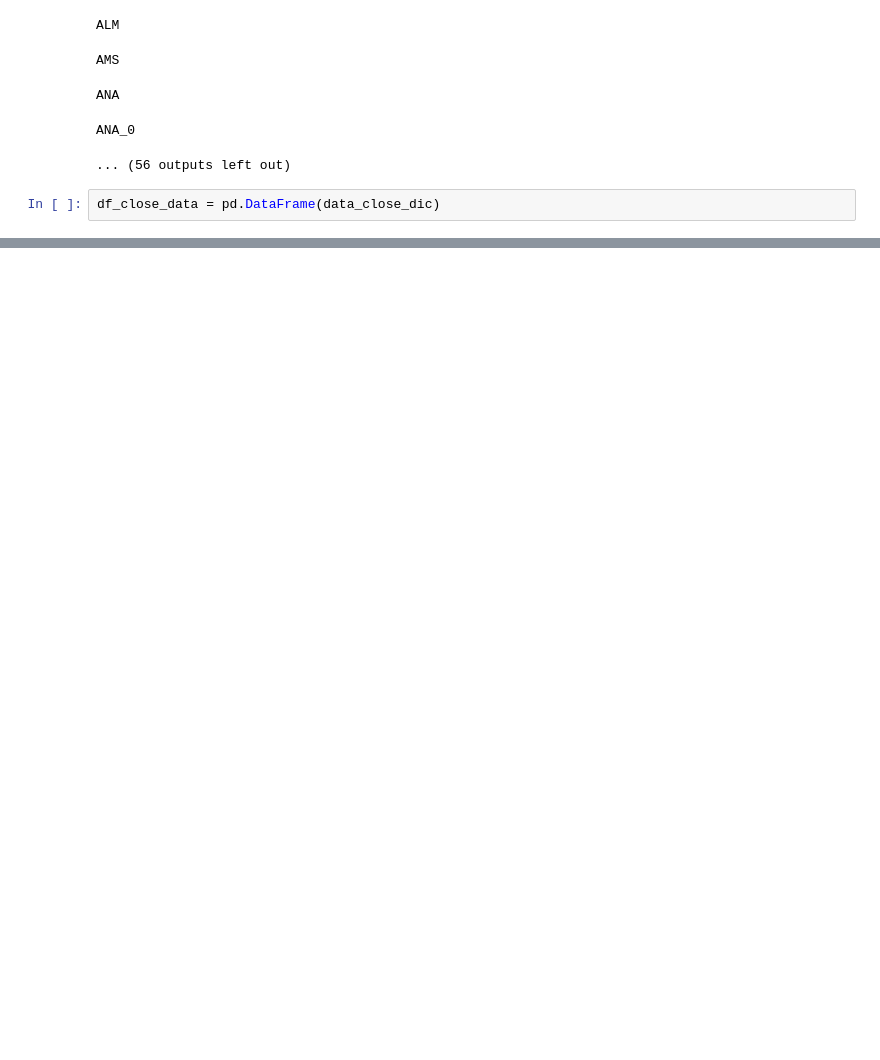
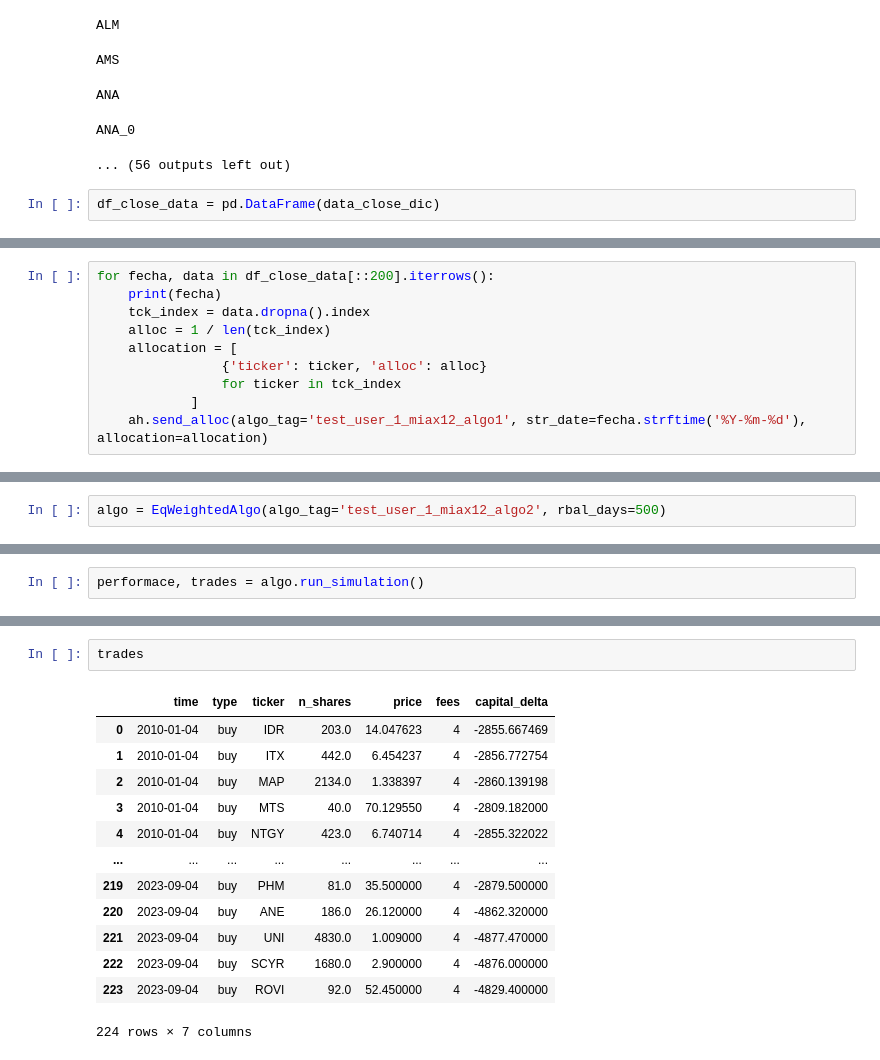
Before and after one commit to fernandodelacalle/miax-product, a Jupyter notebook: API_Practica/ejercicios/ejercicio_algos.ipynb, the cells around one changed output, grey strips where cells are left out. Saved outputs shown, nothing was run; the diff lists cells and outputs as text; blank space fills up the shorter version.

```diff
--- a/API_Practica/ejercicios/ejercicio_algos.ipynb
+++ b/API_Practica/ejercicios/ejercicio_algos.ipynb
@@ -230,0 +215,10 @@ df_close_data
+# %%
+for fecha, data in df_close_data[::200].iterrows():
+    print(fecha)
+    tck_index = data.dropna().index
+    alloc = 1 / len(tck_index)
+    allocation = [
+                {'ticker': ticker, 'alloc': alloc}
+                for ticker in tck_index
+            ]
+    ah.send_alloc(algo_tag='test_user_1_miax12_algo1', str_date=fecha.strftime('%Y-%m-%d'), allocation=allocation)
@@ -230,0 +331,2 @@ df_close_data
+# %%
+algo = EqWeightedAlgo(algo_tag='test_user_1_miax12_algo2', rbal_days=500)
@@ -230,0 +349,2 @@ df_close_data
+# %%
+performace, trades = algo.run_simulation()
@@ -230,0 +377,16 @@ df_close_data
+# %%
+trades
+# %% [output]
+|  | time | type | ticker | n_shares | price | fees | capital_delta |
+| 0 | 2010-01-04 | buy | IDR | 203.0 | 14.047623 | 4 | -2855.667469 |
+| 1 | 2010-01-04 | buy | ITX | 442.0 | 6.454237 | 4 | -2856.772754 |
+| 2 | 2010-01-04 | buy | MAP | 2134.0 | 1.338397 | 4 | -2860.139198 |
+| 3 | 2010-01-04 | buy | MTS | 40.0 | 70.129550 | 4 | -2809.182000 |
+| 4 | 2010-01-04 | buy | NTGY | 423.0 | 6.740714 | 4 | -2855.322022 |
+| ... | ... | ... | ... | ... | ... | ... | ... |
+| 219 | 2023-09-04 | buy | PHM | 81.0 | 35.500000 | 4 | -2879.500000 |
+| 220 | 2023-09-04 | buy | ANE | 186.0 | 26.120000 | 4 | -4862.320000 |
+| 221 | 2023-09-04 | buy | UNI | 4830.0 | 1.009000 | 4 | -4877.470000 |
+| 222 | 2023-09-04 | buy | SCYR | 1680.0 | 2.900000 | 4 | -4876.000000 |
+| 223 | 2023-09-04 | buy | ROVI | 92.0 | 52.450000 | 4 | -4829.400000 |
+224 rows × 7 columns
```
Also changed, not shown: parts of 13 cells of this notebook.
